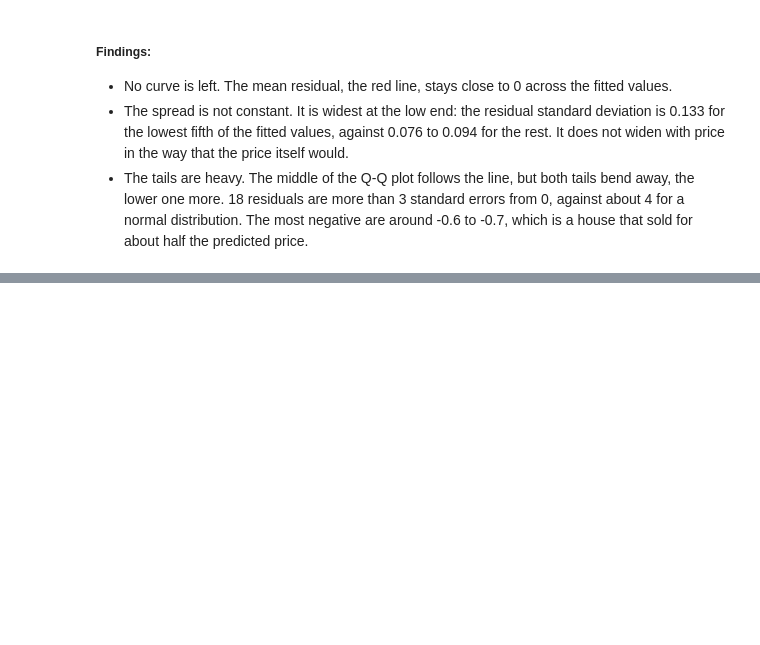
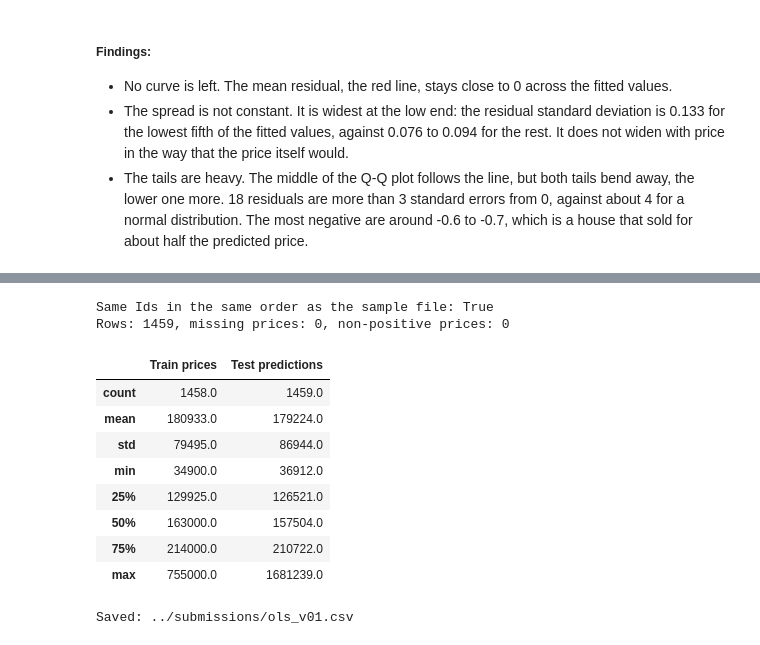
Before and after one commit to aramosw/house-prices, a Jupyter notebook: notebooks/LinearRegression.ipynb, the cells around one changed output, grey strips where cells are left out. Drawn from its saved outputs; the diff is of its cells as text; code cells hidden in the pictures; blank space fills up the shorter version.

Commit message:
Add submission cell to kaggle for baseline linear regression model

```diff
--- a/notebooks/LinearRegression.ipynb
+++ b/notebooks/LinearRegression.ipynb
@@ -312,0 +391,31 @@ print(f"Residuals more than 3 standard errors from 0: {far}, against about {n *
+# %%
+from src.submission import save_submission
+
+# Predict the log price of the test houses with the baseline coefficients, then turn it back into a price.
+assert list(test_features.columns) == list(features.columns)
+test_design = np.column_stack([np.ones(len(test_features)), test_features.to_numpy(dtype=float)])
+submission = pd.DataFrame({"Id": test_features.index, "SalePrice": np.exp(test_design @ beta_hat)})
+
+# Check against the sample file.
+sample = pd.read_csv("../data/sample_submission.csv")
+print("Same Ids in the same order as the sample file:", submission["Id"].equals(sample["Id"]))
+print(f"Rows: {len(submission)}, missing prices: {submission['SalePrice'].isnull().sum()}, non-positive prices: {(submission['SalePrice'] <= 0).sum()}")
+
+# The predicted prices, against the train prices.
+display(pd.concat([train_clean["SalePrice"].describe(), submission["SalePrice"].describe()], axis=1, keys=["Train prices", "Test predictions"]).round(0))
+
+MODEL, VERSION = "ols", 1
+print("Saved:", save_submission(test_features.index, submission["SalePrice"], MODEL, VERSION))
+# %% [output]
+Same Ids in the same order as the sample file: True
+Rows: 1459, missing prices: 0, non-positive prices: 0
+|  | Train prices | Test predictions |
+| count | 1458.0 | 1459.0 |
+| mean | 180933.0 | 179224.0 |
+| std | 79495.0 | 86944.0 |
+| min | 34900.0 | 36912.0 |
+| 25% | 129925.0 | 126521.0 |
+| 50% | 163000.0 | 157504.0 |
+| 75% | 214000.0 | 210722.0 |
+| max | 755000.0 | 1681239.0 |
+Saved: ../submissions/ols_v01.csv
```
Also changed, not shown: parts of 7 cells of this notebook, 2 other files.
